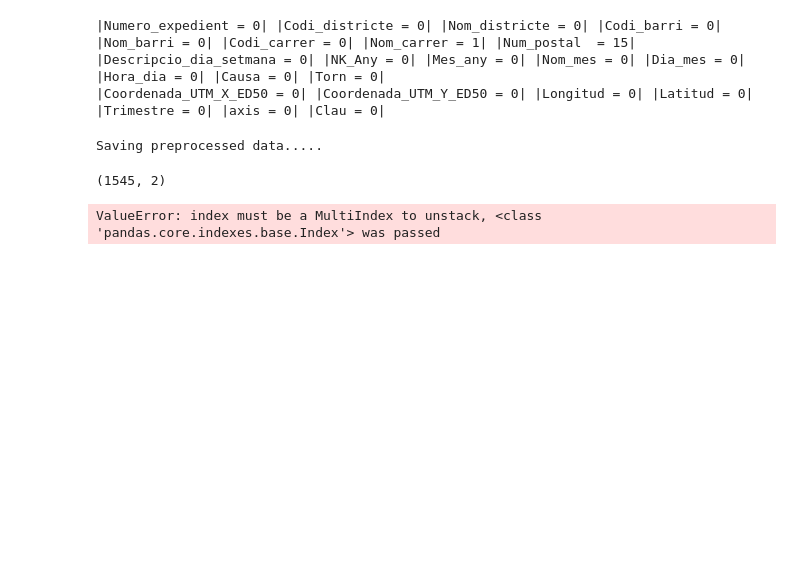
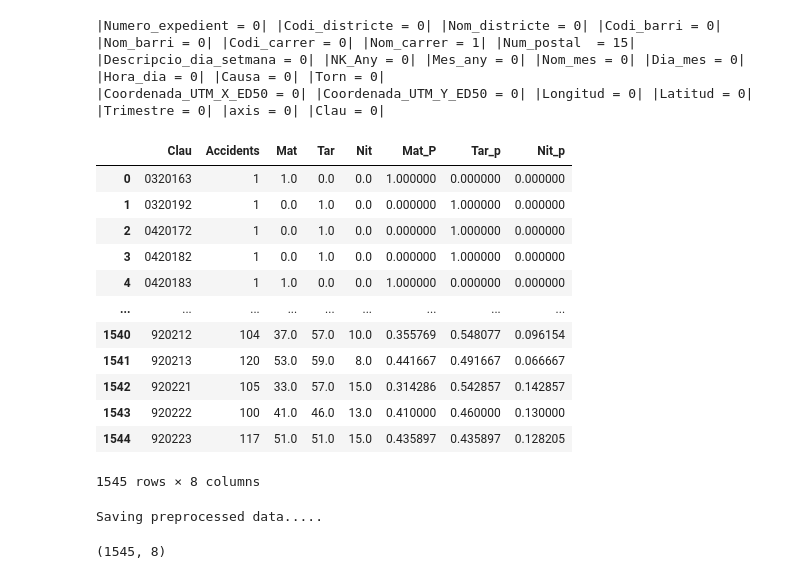
Before and after one commit to luismiguelcasadodiaz/jump2digital, a Jupyter notebook: src/accid/pre_accid.ipynb, the cells around one changed output. Drawn from its saved outputs; the diff is of its cells as text; code cells hidden in the pictures; blank space fills up the shorter version.

Commit message:
Accid README OK

```diff
--- a/src/accid/pre_accid.ipynb
+++ b/src/accid/pre_accid.ipynb
@@ -317,11 +310,43 @@ accidents_by_quarter=pd.DataFrame({"Clau":counted.index, "Accidents":counted.val
-# %%
-save_preprocessed(accidents_by_quarter, data_folder, "accidents_trimestrals_16_22.csv")
-accidents_by_quarter.shape
-# %% [output]
-Saving preprocessed data.....
-(1545, 2)
 # %%
-counted = grouped_accid.size().unstack()
-counted.head()
+grouped_accid = accid.groupby(["Clau","Torn"],group_keys=False)
+counted_quarted_torn = grouped_accid.size().unstack()
-# %% [output]
-ValueError: index must be a MultiIndex to unstack, <class 'pandas.core.indexes.base.Index'> was passed
+# %%
+counted_quarted_torn.fillna(0, inplace=True)
+# %%
+mat = [x[0] for x in counted_quarted_torn.values]
+nit = [x[1] for x in counted_quarted_torn.values]
+tar = [x[2] for x in counted_quarted_torn.values]
+mat_perc = [x[0]/sum(x) for x in counted_quarted_torn.values]
+nit_perc = [x[1]/sum(x) for x in counted_quarted_torn.values]
+tar_perc = [x[2]/sum(x) for x in counted_quarted_torn.values]
+# %%
+accidents_by_quarter_and_torn=pd.DataFrame({"Clau":counted.index, \
+                                             "Accidents":counted.values, \
+                                             "Mat":mat, \
+                                             "Tar":tar, \
+                                             "Nit":nit, \
+                                             "Mat_P":mat_perc, \
+                                             "Tar_p":tar_perc, \
+                                             "Nit_p":nit_perc,})
+# %%
+accidents_by_quarter_and_torn
+# %% [output]
+|  | Clau | Accidents | Mat | Tar | Nit | Mat_P | Tar_p | Nit_p |
+| 0 | 0320163 | 1 | 1.0 | 0.0 | 0.0 | 1.000000 | 0.000000 | 0.000000 |
+| 1 | 0320192 | 1 | 0.0 | 1.0 | 0.0 | 0.000000 | 1.000000 | 0.000000 |
+| 2 | 0420172 | 1 | 0.0 | 1.0 | 0.0 | 0.000000 | 1.000000 | 0.000000 |
+| 3 | 0420182 | 1 | 0.0 | 1.0 | 0.0 | 0.000000 | 1.000000 | 0.000000 |
+| 4 | 0420183 | 1 | 1.0 | 0.0 | 0.0 | 1.000000 | 0.000000 | 0.000000 |
+| ... | ... | ... | ... | ... | ... | ... | ... | ... |
+| 1540 | 920212 | 104 | 37.0 | 57.0 | 10.0 | 0.355769 | 0.548077 | 0.096154 |
+| 1541 | 920213 | 120 | 53.0 | 59.0 | 8.0 | 0.441667 | 0.491667 | 0.066667 |
+| 1542 | 920221 | 105 | 33.0 | 57.0 | 15.0 | 0.314286 | 0.542857 | 0.142857 |
+| 1543 | 920222 | 100 | 41.0 | 46.0 | 13.0 | 0.410000 | 0.460000 | 0.130000 |
+| 1544 | 920223 | 117 | 51.0 | 51.0 | 15.0 | 0.435897 | 0.435897 | 0.128205 |
+1545 rows × 8 columns
+# %%
+save_preprocessed(accidents_by_quarter_and_torn, data_folder, "accidents_trimestrals_16_22.csv")
+accidents_by_quarter_and_torn.shape
+# %% [output]
+Saving preprocessed data.....
+(1545, 8)
```
Also changed, not shown: parts of 3 cells of this notebook, 2 other files.
